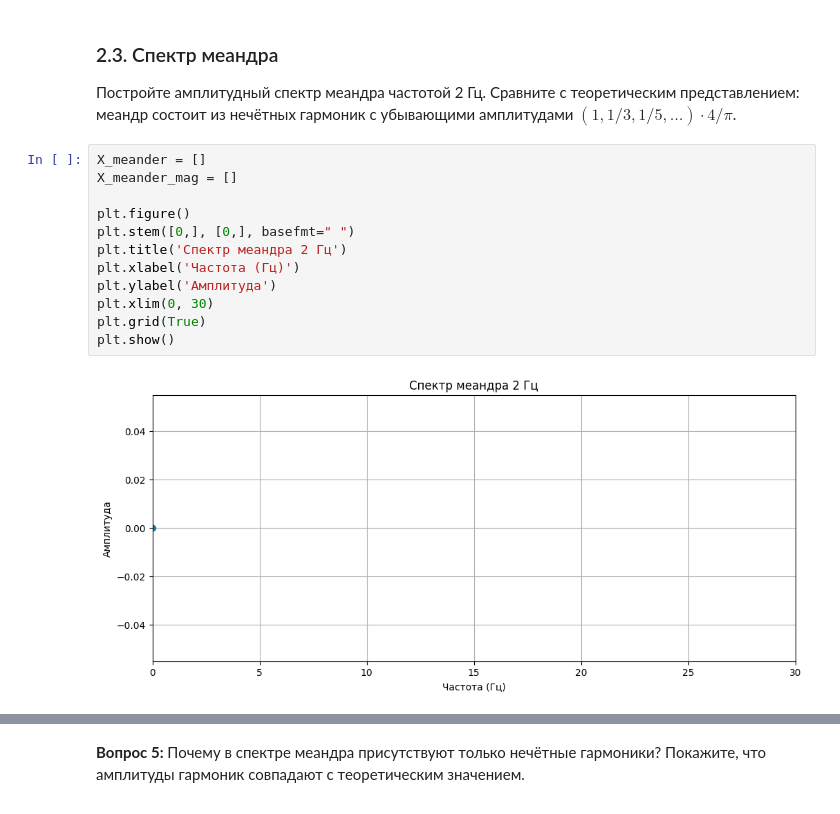
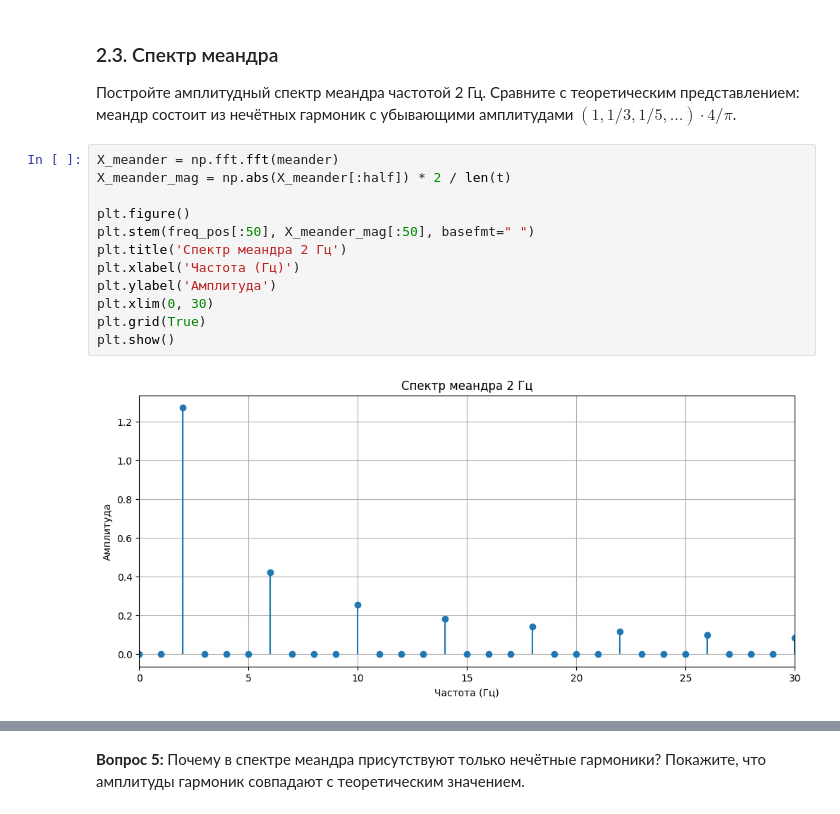
Before and after one commit to korzhimanov/dsp-seminars, a Jupyter notebook: seminars/1.ipynb, the cells around one changed output, grey strips where cells are left out. Drawn from its saved outputs; the diff is of its cells as text.

```diff
--- a/seminars/1.ipynb
+++ b/seminars/1.ipynb
@@ -168,16 +167,16 @@ plt.show()
 
 Постройте амплитудный спектр меандра частотой 2 Гц. Сравните с теоретическим представлением: меандр состоит из нечётных гармоник с убывающими амплитудами $(1, 1/3, 1/5,\dots)\cdot 4/\pi$.
 # %%
-X_meander = []
-X_meander_mag = []
+X_meander = np.fft.fft(meander)
+X_meander_mag = np.abs(X_meander[:half]) * 2 / len(t)
 
 plt.figure()
-plt.stem([0,], [0,], basefmt=" ")
+plt.stem(freq_pos[:50], X_meander_mag[:50], basefmt=" ")
 plt.title('Спектр меандра 2 Гц')
 plt.xlabel('Частота (Гц)')
 plt.ylabel('Амплитуда')
 plt.xlim(0, 30)
 plt.grid(True)
 plt.show()
 # %% [output]
-[figure, old version]
+[figure, new version]
```
Also changed, not shown: parts of 10 cells of this notebook.
